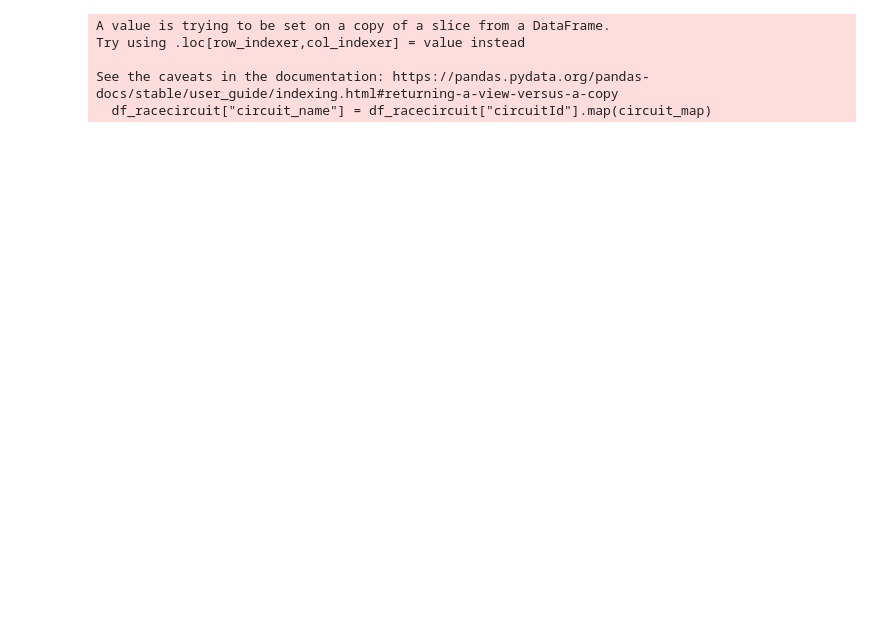
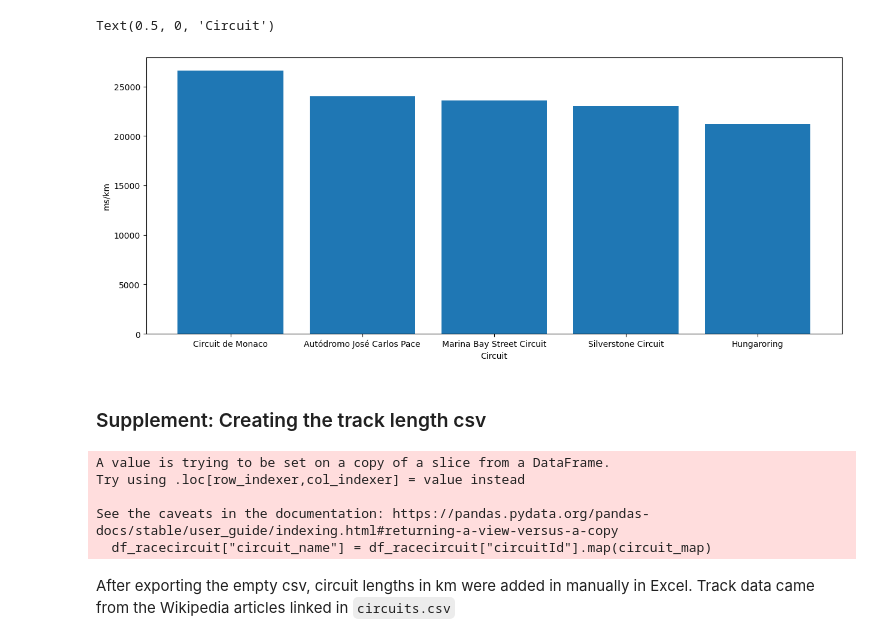
Before and after one commit to alin-peepy6/qtm151fall2025, a Jupyter notebook: Final Project - work/work.ipynb, the cells around one changed output. Cells and saved outputs as stored; diff of their text form; code cells hidden in the pictures; blank space fills up the shorter version.

```diff
--- a/Final Project - work/work.ipynb
+++ b/Final Project - work/work.ipynb
@@ -12,3 +17,4 @@ import numpy as np
 races = pd.read_csv('1-Formula_One/races.csv')
 circuits = pd.read_csv('1-Formula_One/circuits.csv')
 df_time = pd.read_csv('1-Formula_One/lap_times.csv')
+df_length = pd.read_csv('1-Formula_One/circuit_length.csv')
@@ -33,0 +29,26 @@ Note: Track length may vary by year (ie a circuit's length in 2009 could be diff
+# %%
+# get race IDs from 2014 - 2016 and
+unique_raceID = races_1416['raceId'].unique()
+
+df_time1416 = df_time.query('raceId in @unique_raceID')
+
+# map circuit to race
+race_lookup = races.set_index('raceId')['circuitId']
+df_time1416['circuitId'] = df_time1416['raceId'].map(race_lookup)
+
+# get average lap time in milliseconds per circuit
+df_average = df_time1416.groupby('circuitId')['milliseconds'].mean().reset_index()
+#get average track length from 2014-2016 per circuit
+df_length_avg = (df_length.groupby('circuitId')['circuit_length'].mean().reset_index())
+df_avg = pd.merge(df_average, df_length_avg, on='circuitId', how='left')
+
+#merge track length and average lap time
+df_length = df_length[['circuitId','circuit_name']].drop_duplicates()
+df_final = pd.merge(df_avg,df_length,
+                     on='circuitId',
+                     how='left')
+
+# rearrange columns and rename to make the dataframe look nicer
+df_final = df_final[['circuitId','circuit_name','milliseconds','circuit_length']]
+df_final = df_final.rename(columns = {'circuit_length' : 'km'})
+display(df_final)
@@ -33,0 +80,6 @@ Note: Track length may vary by year (ie a circuit's length in 2009 could be diff
+# %%
+# find ms/km for each track
+df_final['ms_per_km'] = df_final['milliseconds']/df_final['km']
+df_final_sorted = df_final.sort_values(by='ms_per_km',ascending=False)
+
+display(df_final_sorted)
@@ -34 +104,12 @@ Note: Track length may vary by year (ie a circuit's length in 2009 could be diff
+# %%
+# plot
+plt.figure(figsize=(15,6))
+plt.bar("circuit_name","ms_per_km", data=df_final_sorted.head(5))
+plt.ylabel('ms/km')
+plt.xlabel('Circuit')
+# %% [output]
+Text(0.5, 0, 'Circuit')
+[figure, added]
+# %% [markdown]
+### Supplement: Creating the track length csv
 # %%
@@ -49,3 +130,5 @@ Try using .loc[row_indexer,col_indexer] = value instead
 
 See the caveats in the documentation: https://pandas.pydata.org/pandas-docs/stable/user_guide/indexing.html#returning-a-view-versus-a-copy
   df_racecircuit["circuit_name"] = df_racecircuit["circuitId"].map(circuit_map)
+# %% [markdown]
+After exporting the empty csv, circuit lengths in km were added in manually in Excel. Track data came from the Wikipedia articles linked in `circuits.csv`
```
Also changed, not shown: parts of 11 cells of this notebook, 1 other file.
